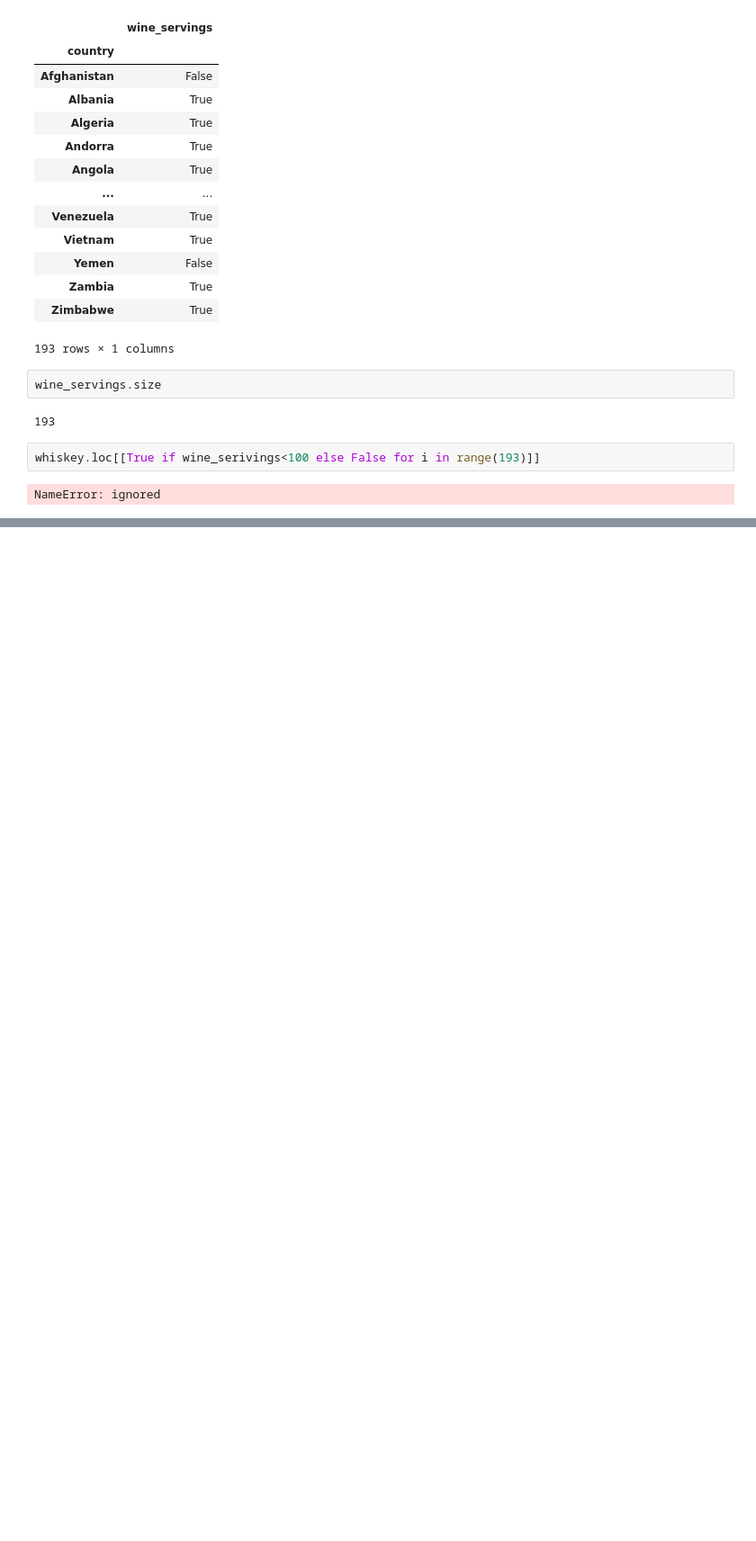
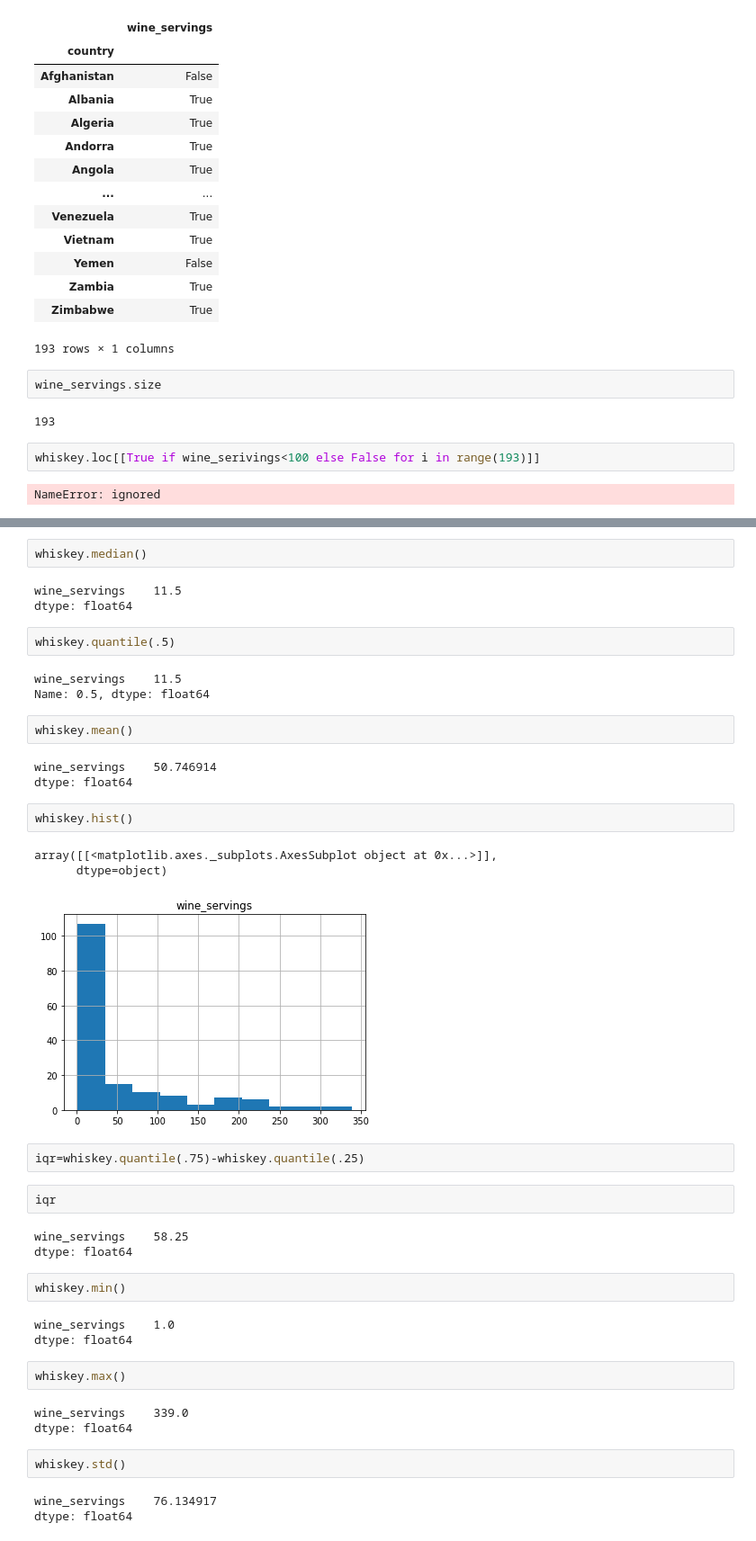
Before and after one commit to MSubham1997/bsnew, a Jupyter notebook: series_method_handling_.ipynb, the cells around one changed output, grey strips where cells are left out. Shown at 90% size. Drawn from its saved outputs; the diff is of its cells as text; blank space fills up the shorter version.

```diff
--- a/series_method_handling_.ipynb
+++ b/series_method_handling_.ipynb
@@ -545,0 +633,43 @@ NameError: ignored
+# %%
+whiskey.median()
+# %% [output]
+wine_servings    11.5
+dtype: float64
+# %%
+whiskey.quantile(.5)
+# %% [output]
+wine_servings    11.5
+Name: 0.5, dtype: float64
+# %%
+whiskey.mean()
+# %% [output]
+wine_servings    50.746914
+dtype: float64
+# %%
+whiskey.hist()
+# %% [output]
+array([[<matplotlib.axes._subplots.AxesSubplot object at 0x...>]],
+      dtype=object)
+[figure, added]
+# %%
+iqr=whiskey.quantile(.75)-whiskey.quantile(.25)
+# %%
+iqr
+# %% [output]
+wine_servings    58.25
+dtype: float64
+# %%
+whiskey.min()
+# %% [output]
+wine_servings    1.0
+dtype: float64
+# %%
+whiskey.max()
+# %% [output]
+wine_servings    339.0
+dtype: float64
+# %%
+whiskey.std()
+# %% [output]
+wine_servings    76.134917
+dtype: float64
```
Also changed, not shown: parts of 85 cells of this notebook.
